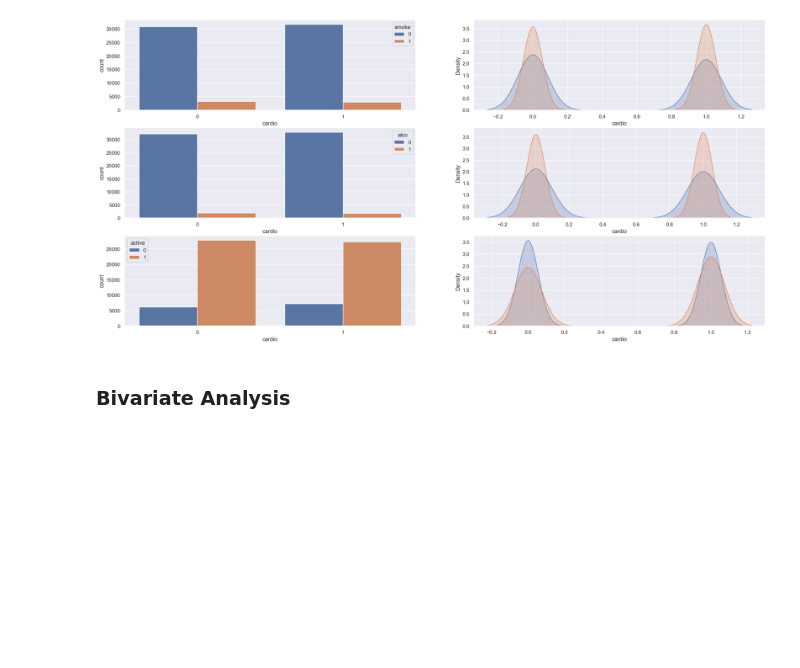
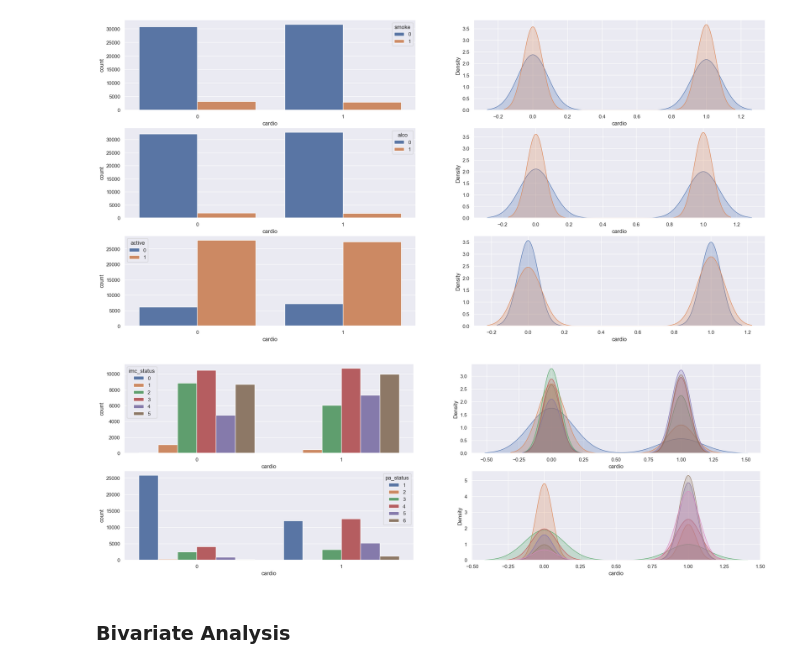
Before and after one commit to TalithaStella/CardioDisease, a Jupyter notebook: PA001-CCD ver3.ipynb, the cells around one changed output. Saved outputs shown, nothing was run; the diff lists cells and outputs as text; code cells hidden in the pictures; blank space fills up the shorter version.

```diff
--- a/PA001-CCD ver3.ipynb
+++ b/PA001-CCD ver3.ipynb
@@ -530,6 +414,40 @@ sns.kdeplot( df2[df2['active'] == 1]['cardio'], label=1, fill=True, legend=True
 sns.kdeplot( df2[df2['active'] == 0]['cardio'], label=0, fill=True, legend=True );
 # %% [output]
 [figure]
+# %%
+plt.subplot(3, 2, 1)
+sns.countplot(
+    x='cardio',
+    hue=('imc_status'),
+    data=df2,
+);
+
+plt.subplot( 3, 2, 2 )
+sns.kdeplot( df2[df2['imc_status'] == 0]['cardio'], label=1, fill=True, legend=True  );
+sns.kdeplot( df2[df2['imc_status'] == 1]['cardio'], label=0, fill=True, legend=True );
+sns.kdeplot( df2[df2['imc_status'] == 2]['cardio'], label=0, fill=True, legend=True );
+sns.kdeplot( df2[df2['imc_status'] == 3]['cardio'], label=0, fill=True, legend=True );
+sns.kdeplot( df2[df2['imc_status'] == 4]['cardio'], label=0, fill=True, legend=True );
+sns.kdeplot( df2[df2['imc_status'] == 5]['cardio'], label=0, fill=True, legend=True );
+
+
+plt.subplot(3, 2, 3)
+sns.countplot(
+    x='cardio',
+    hue=('pa_status'),
+    data=df2,
+);
+
+plt.subplot( 3, 2, 4 )
+sns.kdeplot( df2[df2['pa_status'] == 0]['cardio'], label=1, fill=True, legend=True  );
+sns.kdeplot( df2[df2['pa_status'] == 1]['cardio'], label=0, fill=True, legend=True );
+sns.kdeplot( df2[df2['pa_status'] == 2]['cardio'], label=0, fill=True, legend=True );
+sns.kdeplot( df2[df2['pa_status'] == 3]['cardio'], label=0, fill=True, legend=True );
+sns.kdeplot( df2[df2['pa_status'] == 4]['cardio'], label=0, fill=True, legend=True );
+sns.kdeplot( df2[df2['pa_status'] == 5]['cardio'], label=0, fill=True, legend=True );
+sns.kdeplot( df2[df2['pa_status'] == 6]['cardio'], label=0, fill=True, legend=True );
+# %% [output]
+[figure, added]
 # %% [markdown]
 ### Bivariate Analysis
 # %% [markdown]
```
Also changed, not shown: parts of 40 cells of this notebook.
